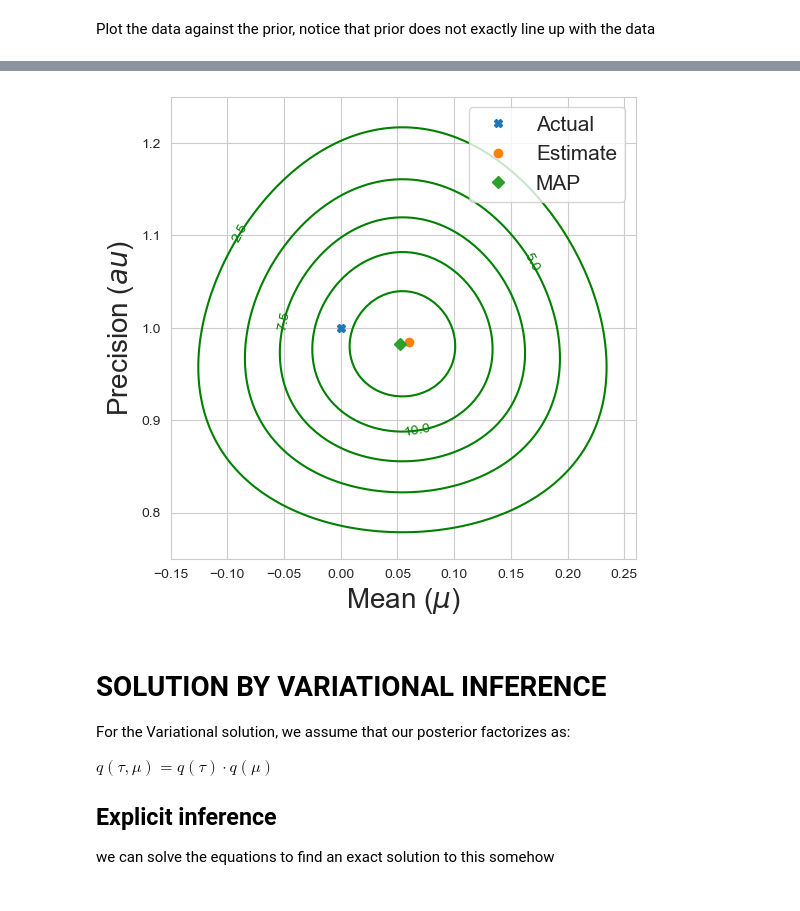
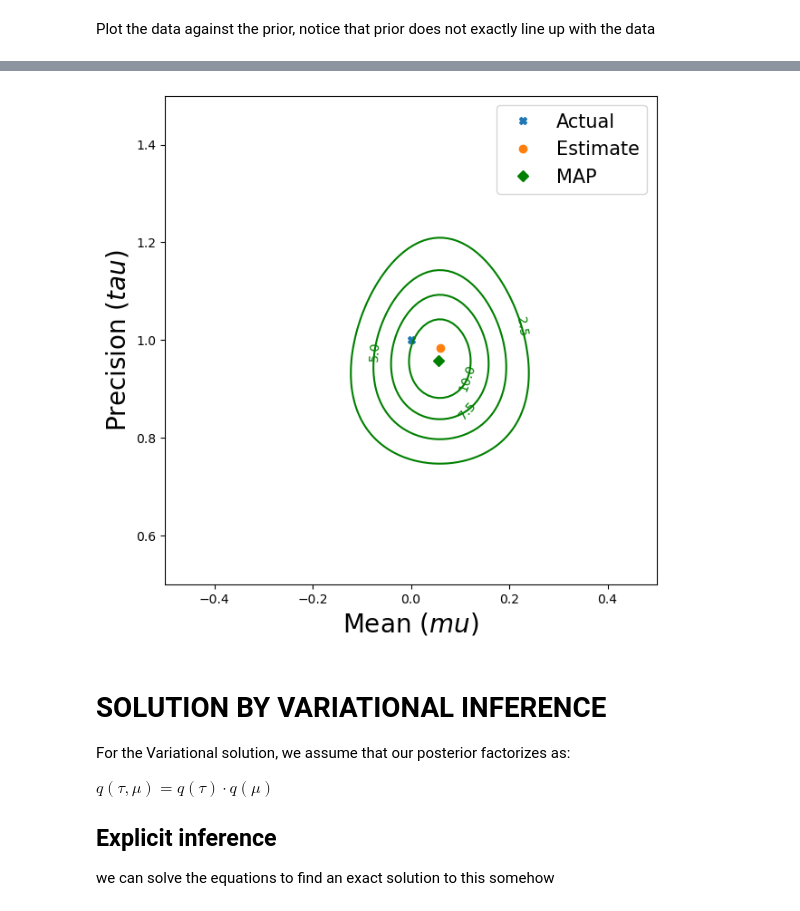
Before and after one commit to Davidjames9610/ubm, a Jupyter notebook: tuts/gaussian/tut-1-gaussain-vi.ipynb, the cells around one changed output, grey strips where cells are left out. Saved outputs shown, nothing was run; the diff lists cells and outputs as text; code cells hidden in the pictures.

```diff
--- a/tuts/gaussian/tut-1-gaussain-vi.ipynb
+++ b/tuts/gaussian/tut-1-gaussain-vi.ipynb
@@ -13,15 +13,15 @@ MEAN = 0.0
 PRECISION = 1.0
 N = 100
 MU_0 = 0.0
-BETA_0 = 10.0
-A_0 = 20
-B_0 = 20
+BETA_0 = 2
+A_0 = 5
+B_0 = 6
 TOLERANCE = 1e-4 # tolerance for iterative example
 # %% [markdown]
 Plot the data against the prior, notice that prior does not exactly line up with the data
 # %%
 # Generate Interpolation Grid:
-mus = np.linspace(-1, 1, 400)
+mus = np.linspace(-2, 2, 400)
 taus = np.linspace(0, 2, 400)
 
 # Now we can compute the probabilities:
@@ -39,11 +39,11 @@ Z_mu_p, Z_tau_p = mus[Z_mu_p], taus[Z_tau_p]
 # Now Plot
 plt.figure(figsize=[7,7])
 plt.title('prior')
-plt.plot(MEAN, PRECISION, 'X', label='Actual', markersize=3)
+plt.plot(MEAN, PRECISION, 'X', label='Actual', markersize=5)
 plt.contour(*np.meshgrid(mus, taus), Z_Prior.T, levels=5, colors=['green'])
-plt.plot(Z_mu_p, Z_tau_p, 'D', label='Prior',  markersize=3)
-# plt.xlim([-0.15, 0.26])
-# plt.ylim([0.75, 1.25])
+plt.plot(Z_mu_p, Z_tau_p, 'D', label='Prior',  markersize=5, c='g')
+plt.xlim([-2, 2])
+plt.ylim([0, 2])
 plt.xlabel('Mean (mu)', fontsize=20)
 plt.ylabel('Precision (tau)', fontsize=20)
 _ = plt.legend(fontsize=20)
@@ -92,35 +89,35 @@ _ = plt.legend(fontsize=20)
 # %%
 # Generate Parameters (i.e. solve) the posterior
 mu_N = (BETA_0 * MU_0 + X.sum())/(N + BETA_0)
 a_N = A_0 + N/2
 b_N = B_0 + 0.5 * np.square(X).sum() + 0.5 * BETA_0 * (MU_0**2) - 0.5 * (N + BETA_0) * mu_N**2
 
 # Now we can compute the probabilities:
 Z_Exact = np.empty_like(Z_Prior)
 #  We can create pTau as this is independent of anything:
 pTau = gamma(a=a_N, loc=0, scale=1/b_N)
 #  Since Mu depends on Tau, we will have to compute this in a loop
 for i_t, tau in enumerate(taus):
     pMu = norm(loc=mu_N, scale=1/np.sqrt((N+BETA_0) * tau))
     Z_Exact[:, i_t] = pMu.pdf(mus) * pTau.pdf(tau)
 # Find the maximum
 Z_mu_e, Z_tau_e = np.unravel_index(np.argmax(Z_Exact), Z_Exact.shape)
 Z_mu_e, Z_tau_e = mus[Z_mu_e], taus[Z_tau_e]
 
 # Now Plot
-plt.figure(figsize=[6,6])
+plt.figure(figsize=[7,7])
 plt.plot(MEAN, PRECISION, 'X', label='Actual')
 plt.plot(X.mean(), 1/X.var(), 'o', label='Estimate')
-plt.plot(Z_mu_e, Z_tau_e, 'D', label='MAP')
+plt.plot(Z_mu_e, Z_tau_e, 'D', label='MAP', c='g')
 plt.clabel(plt.contour(*np.meshgrid(mus, taus), Z_Exact.T, levels=5, colors=['green']), inline=0, fontsize=10)
 # plt.contour(*np.meshgrid(mus, taus), Z_Exact.T, levels=10, colors=['green'], inline=0, fontsize=10)
-plt.xlim([-0.15, 0.26])
-plt.ylim([0.75, 1.25])
-plt.xlabel('Mean ($\mu$)', fontsize=20)
-plt.ylabel('Precision ($\tau$)', fontsize=20)
+plt.xlim([-0.5, 0.5])
+plt.ylim([0.5, 1.5])
+plt.xlabel('Mean ($mu$)', fontsize=20)
+plt.ylabel('Precision ($tau$)', fontsize=20)
 _ = plt.legend(fontsize=15)
 # %% [output]
-[figure, old version]
+[figure, new version]
 # %% [markdown]
 # SOLUTION BY VARIATIONAL INFERENCE
 
```
Also changed, not shown: parts of 11 cells of this notebook, 20 other files.
